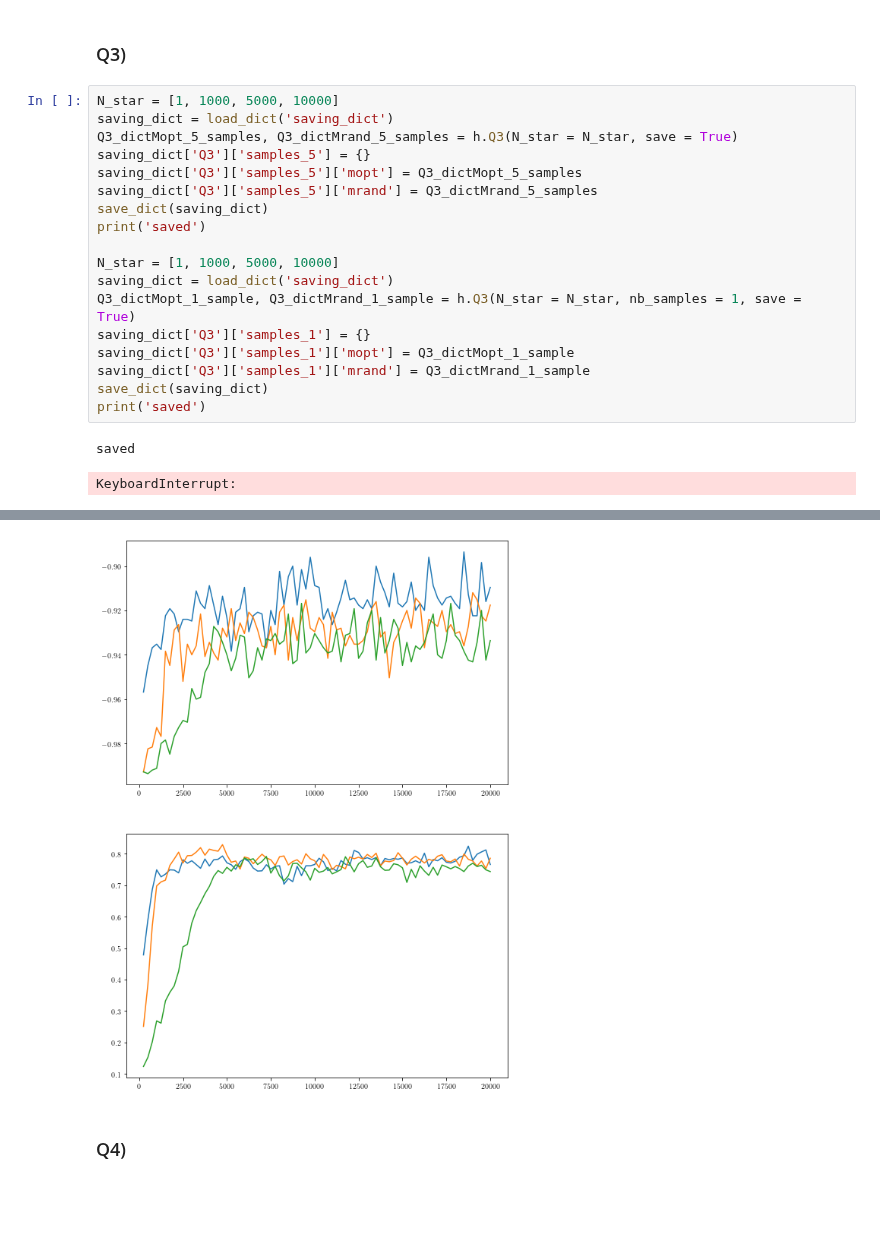
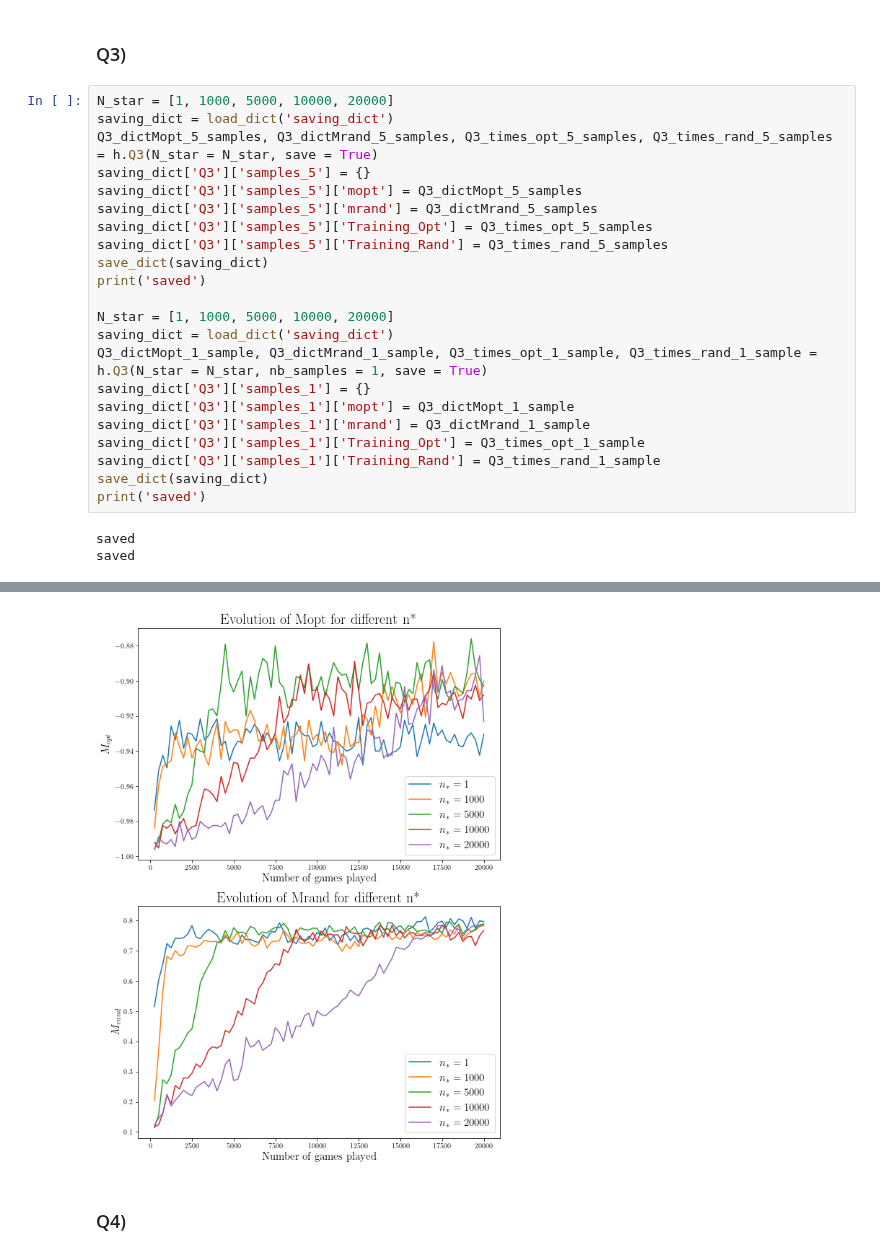
Before and after one commit to louisPoulain/ANN_NIM, a Jupyter notebook: main.ipynb, the cells around one changed output, grey strips where cells are left out. Cells and saved outputs as stored; diff of their text form; blank space fills up the shorter version.

Commit message:
finals graphs

```diff
--- a/main.ipynb
+++ b/main.ipynb
@@ -72,23 +80,27 @@ With a big $n_*$, the decrease of epsilon is very slow, and stays very close to
 # %% [markdown]
 ### Q3)
 # %%
-N_star = [1, 1000, 5000, 10000]
+N_star = [1, 1000, 5000, 10000, 20000]
 saving_dict = load_dict('saving_dict')
-Q3_dictMopt_5_samples, Q3_dictMrand_5_samples = h.Q3(N_star = N_star, save = True)
+Q3_dictMopt_5_samples, Q3_dictMrand_5_samples, Q3_times_opt_5_samples, Q3_times_rand_5_samples = h.Q3(N_star = N_star, save = True)
 saving_dict['Q3']['samples_5'] = {}
 saving_dict['Q3']['samples_5']['mopt'] = Q3_dictMopt_5_samples
 saving_dict['Q3']['samples_5']['mrand'] = Q3_dictMrand_5_samples
+saving_dict['Q3']['samples_5']['Training_Opt'] = Q3_times_opt_5_samples
+saving_dict['Q3']['samples_5']['Training_Rand'] = Q3_times_rand_5_samples
 save_dict(saving_dict)
 print('saved')
 
-N_star = [1, 1000, 5000, 10000]
+N_star = [1, 1000, 5000, 10000, 20000]
 saving_dict = load_dict('saving_dict')
-Q3_dictMopt_1_sample, Q3_dictMrand_1_sample = h.Q3(N_star = N_star, nb_samples = 1, save = True)
+Q3_dictMopt_1_sample, Q3_dictMrand_1_sample, Q3_times_opt_1_sample, Q3_times_rand_1_sample = h.Q3(N_star = N_star, nb_samples = 1, save = True)
 saving_dict['Q3']['samples_1'] = {}
 saving_dict['Q3']['samples_1']['mopt'] = Q3_dictMopt_1_sample
 saving_dict['Q3']['samples_1']['mrand'] = Q3_dictMrand_1_sample
+saving_dict['Q3']['samples_1']['Training_Opt'] = Q3_times_opt_1_sample
+saving_dict['Q3']['samples_1']['Training_Rand'] = Q3_times_rand_1_sample
 save_dict(saving_dict)
 print('saved')
 # %% [output]
 saved
+saved
-KeyboardInterrupt:
@@ -96,4 +108,4 @@ KeyboardInterrupt:
-[figure, old version]
+[figure, new version]
 # %% [markdown]
 ### Q4)
 # %%
```
Also changed, not shown: parts of 10 cells of this notebook, 17 other files.
